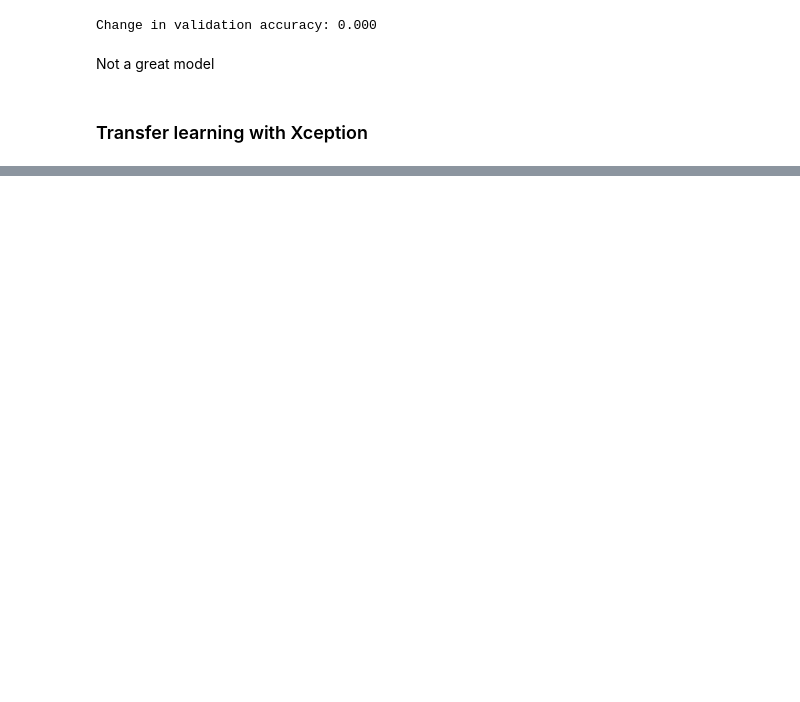
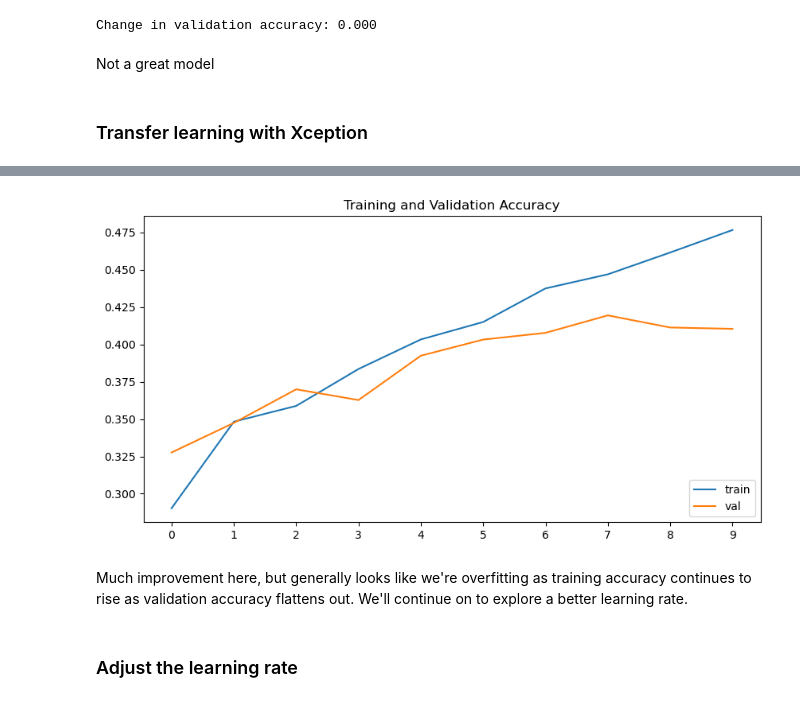
Before and after one commit to zkeller89/ml_zoomcamp_cohort_2022, a Jupyter notebook: capstone_project/train.ipynb, the cells around one changed output, grey strips where cells are left out. Cells and saved outputs as stored; diff of their text form; code cells hidden in the pictures; blank space fills up the shorter version.

Commit message:
fix transfer learning and find better learning rate

```diff
--- a/capstone_project/train.ipynb
+++ b/capstone_project/train.ipynb
@@ -313,0 +300,9 @@ plt.show()
+# %%
+epochs = 10
+
+history_x = model_x.fit(
+    train_ds,
+    validation_data=val_ds,
+    batch_size=32,
+    epochs=epochs
+)
@@ -313,0 +330,17 @@ plt.show()
+# %%
+acc = history_x.history['accuracy']
+val_acc = history_x.history['val_accuracy']
+
+plt.plot(acc, label='train')
+plt.plot(val_acc, label='val')
+plt.xticks(np.arange(epochs))
+plt.legend(loc='lower right')
+plt.title('Training and Validation Accuracy')
+
+plt.show()
+# %% [output]
+[figure, added]
+# %% [markdown]
+Much improvement here, but generally looks like we're overfitting as training accuracy continues to rise as validation accuracy flattens out. We'll continue on to explore a better learning rate.
+# %% [markdown]
+### Adjust the learning rate
```
Also changed, not shown: parts of 21 cells of this notebook.
